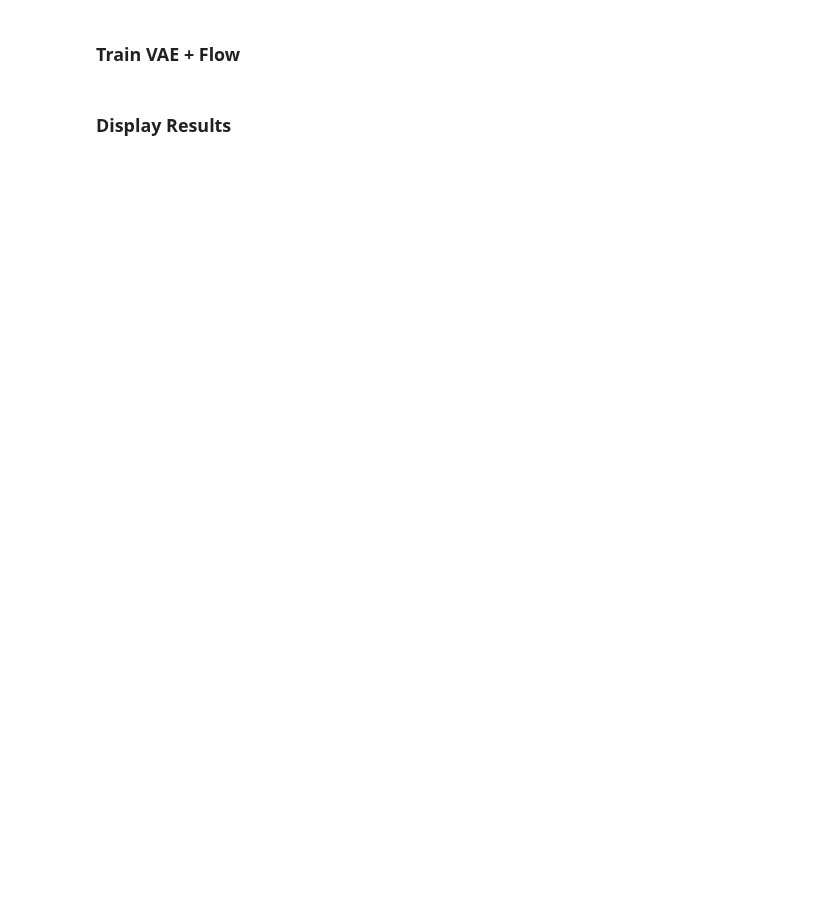
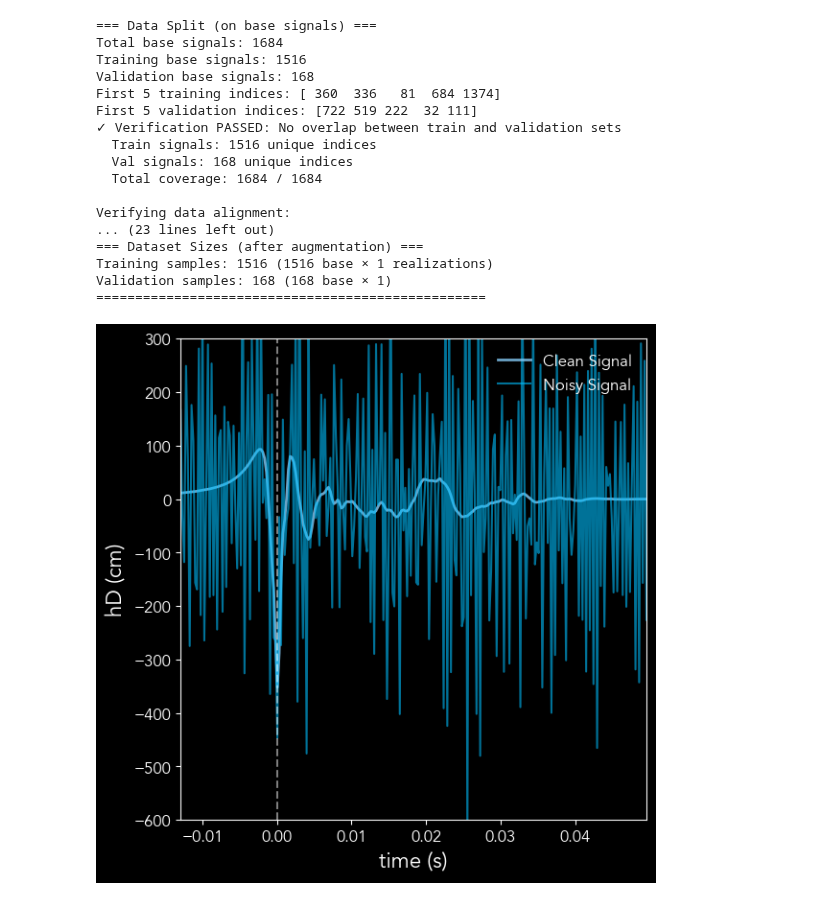
Before and after one commit to starccato/starccato-flow, a Jupyter notebook: train.ipynb, the cells around one changed output. Saved outputs shown, nothing was run; the diff lists cells and outputs as text; code cells hidden in the pictures; blank space fills up the shorter version.

Commit message:
fix issue with out of range index

```diff
--- a/train.ipynb
+++ b/train.ipynb
@@ -36,28 +24,44 @@ plot_candidate_signal(
 # %%
 toy=False
-# %% [markdown]
-### Train VAE + Flow
 # %%
 trainer = Trainer(
-    toy=toy,
+    toy=False,
     start_snr=200,
     end_snr=10,
     noise=True,
     validation_split=0.1,
     curriculum=True,
-    noise_realizations=1  # Increased from 1 to 3 for more data augmentation
+    noise_realizations=1
 )
 
-trainer.val_loader.dataset.update_snr(100)
-index = 0
+trainer.val_loader.dataset.update_snr(10)
+index = 200  # Changed from 200 to 50 (validation has ~168 samples)
 plot_candidate_signal(
-    signal=trainer.val_loader.dataset.signals[:, index],
-    noisy_signal=trainer.val_loader.dataset.signals[:, index],
+    signal=trainer.val_loader.dataset.__getitem__(index)[0],
+    noisy_signal=trainer.val_loader.dataset.__getitem__(index)[1],
+    max_value=trainer.val_loader.dataset.max_strain,
+    background="black",
     fname="plots/ccsn_candidate_signal.svg"
 )
-
 trainer.train()
+# %% [output]
+=== Data Split (on base signals) ===
+Total base signals: 1684
+Training base signals: 1516
+Validation base signals: 168
+First 5 training indices: [ 360  336   81  684 1374]
+First 5 validation indices: [722 519 222  32 111]
+✓ Verification PASSED: No overlap between train and validation sets
+  Train signals: 1516 unique indices
+  Val signals: 168 unique indices
+  Total coverage: 1684 / 1684
+
+Verifying data alignment:
+... (23 lines left out)
+=== Dataset Sizes (after augmentation) ===
+Training samples: 1516 (1516 base × 1 realizations)
+Validation samples: 168 (168 base × 1)
+==================================================
+[figure, added]
-# %% [markdown]
-### Display Results
 # %%
 trainer.display_results()
```
Also changed, not shown: parts of 11 cells of this notebook, 3 other files.
